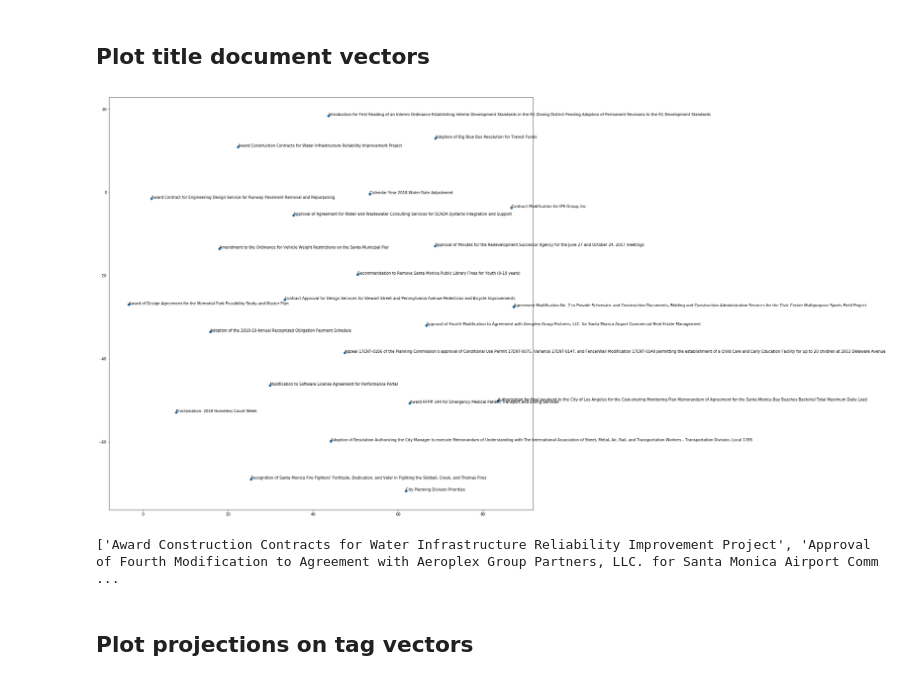
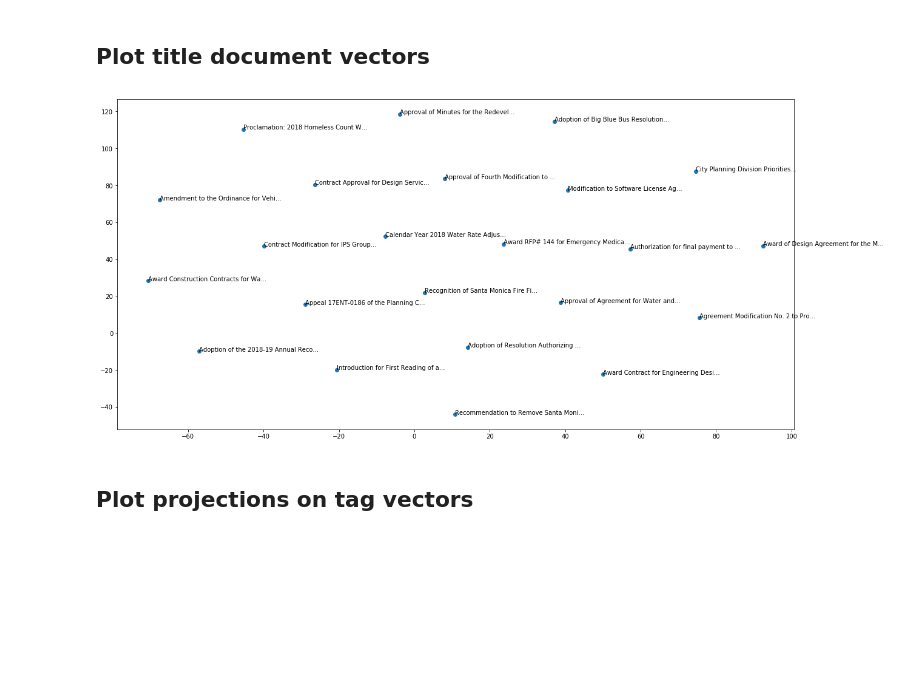
Before and after one commit to eselkin/CouncilML, a Jupyter notebook: doc_embedder/doc_embedder_nb.ipynb, the cells around one changed output. Saved outputs shown, nothing was run; the diff lists cells and outputs as text; code cells hidden in the pictures; blank space fills up the shorter version.

```diff
--- a/doc_embedder/doc_embedder_nb.ipynb
+++ b/doc_embedder/doc_embedder_nb.ipynb
@@ -80,6 +80,9 @@ def clean_sentence(ft_vectors, sentence):
 
 def doc_vector_simple(word_vectors):
   return np.mean(word_vectors, axis=0)
+
+def doc_vector_simple(word_vectors):
+  return np.mean(word_vectors, axis=0)
 # %% [output]
 [nltk_data] Downloading package stopwords to /Users/ylou/nltk_data...
 [nltk_data]   Package stopwords is already up-to-date!
@@ -94,16 +97,15 @@ tsne_scatter_plot(norm_tag_vectors, tag_list)
 # %%
 titles = []
 title_doc_vectors = []
 for item in agenda_items:
   title = item["Title"]
   titles.append(title)
   title_word_vectors = [normalize_1d(ft_vectors[word]) for word in clean_sentence(ft_vectors, title)]
   title_doc_vectors.append(doc_vector_simple(title_word_vectors))
 
-tsne_scatter_plot(title_doc_vectors, titles, figsize=(20, 20))
+tsne_scatter_plot(title_doc_vectors, [title[:35] + "..." for title in titles])
 # %% [output]
-[figure, old version]
+[figure, new version]
-['Award Construction Contracts for Water Infrastructure Reliability Improvement Project', 'Approval of Fourth Modification to Agreement with Aeroplex Group Partners, LLC. for Santa Monica Airport Comm ...
 # %% [markdown]
 ## Plot projections on tag vectors
 # %%
```
Also changed, not shown: parts of 4 cells of this notebook.
